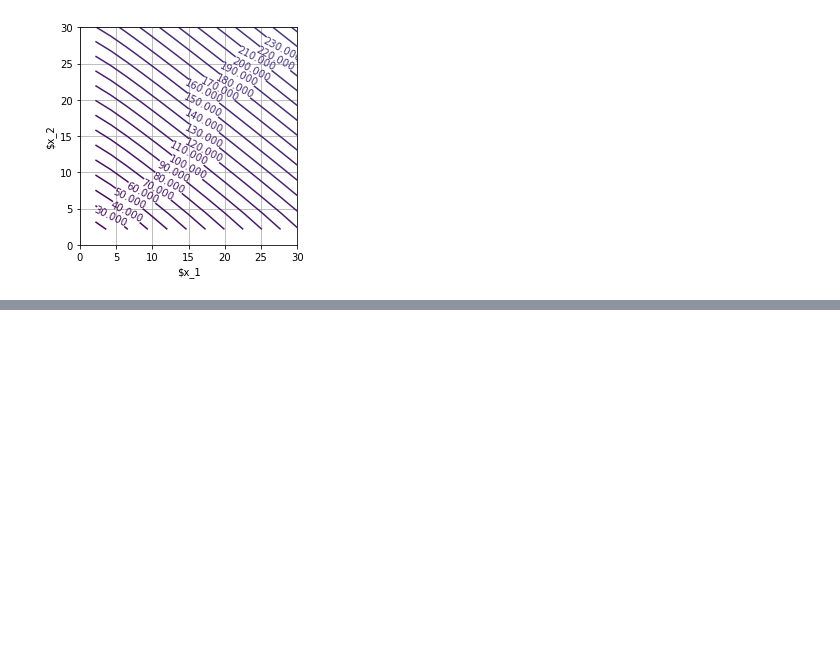
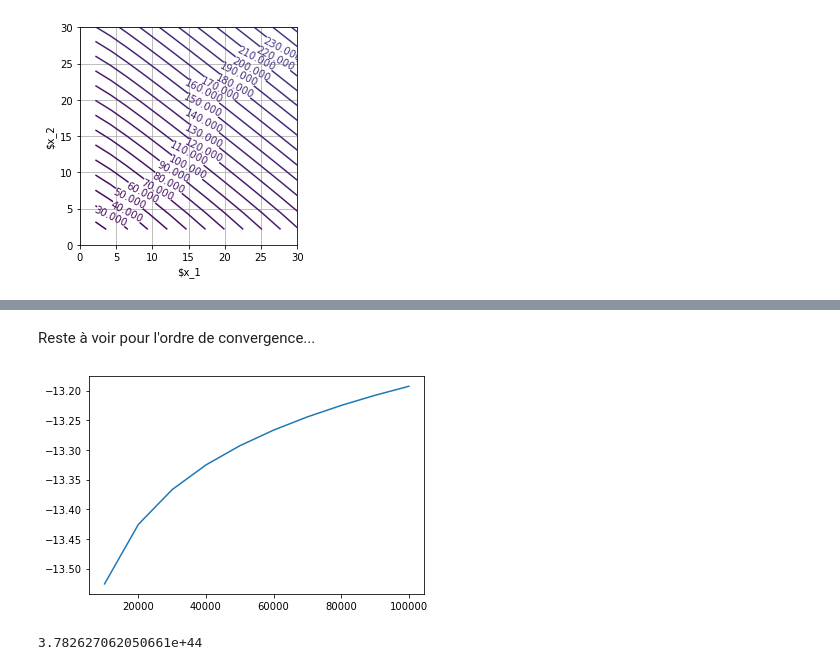
Before and after one commit to david-bretaud/equadiff, a Jupyter notebook: projet.ipynb, the cells around one changed output, grey strips where cells are left out. Cells and saved outputs as stored; diff of their text form; code cells hidden in the pictures; blank space fills up the shorter version.

```diff
--- a/projet.ipynb
+++ b/projet.ipynb
@@ -230,0 +265,29 @@ display_contour(H, Int, Int, LignesH)
+# %% [markdown]
+Reste à voir pour l'ordre de convergence...
+# %%
+# Visualisation de l'ordre de convergence : on fait varier la constante Cs jusqu'à trouver un hypothétique maximum, qui correspondrait alors en ordonnée à l'ordre de convergence (en partie entière)
+
+f = exp
+F = np.exp
+
+def mu(j):
+    return la.norm(F(t[j+1]) - F(t[j]) - dt*f(t[j], x[j])) / dt
+
+Cs = np.linspace(10e3, 10e4, 10)
+
+def order(Cs):
+    l = int((tf-t0)/dt)
+    return (np.log(max([mu(j) for j in range(l)])) - np.log(Cs)) / np.log(dt)
+
+order = np.vectorize(order)
+
+plt.plot(Cs, order(Cs)) ;
+# %% [output]
+[figure, added]
+# %%
+# Faire tendre dt vers 0 pour tester la consistance... J'ai pas l'impression que ce schéma soit très consistant
+
+l = int((tf-t0)/dt)
+max([mu(j) for j in range(l)])
+# %% [output]
+3.782627062050661e+44
```
Also changed, not shown: parts of 11 cells of this notebook.
